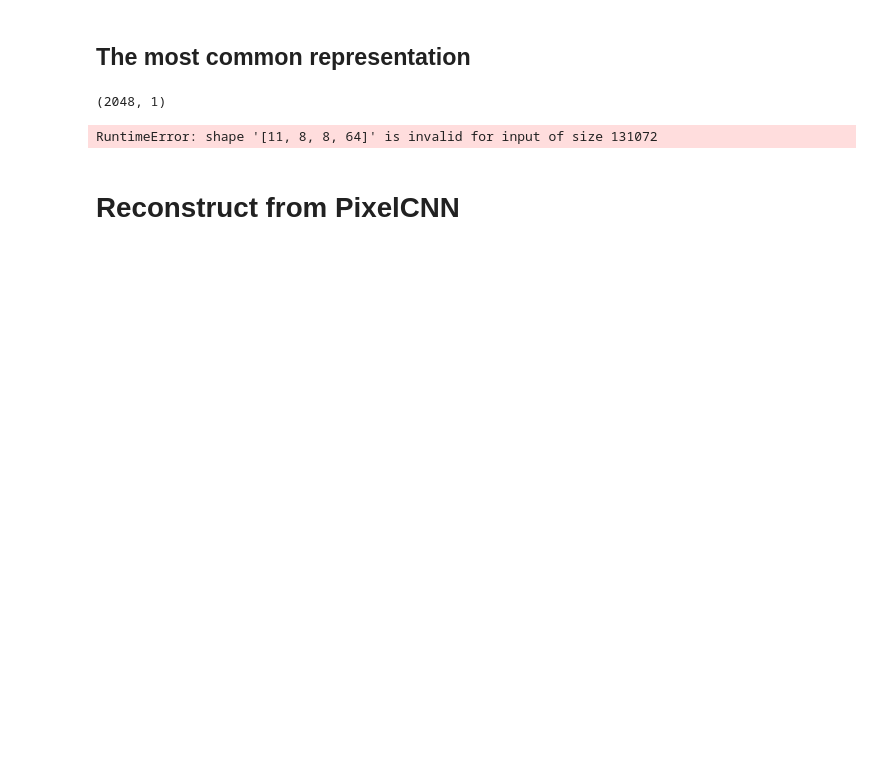
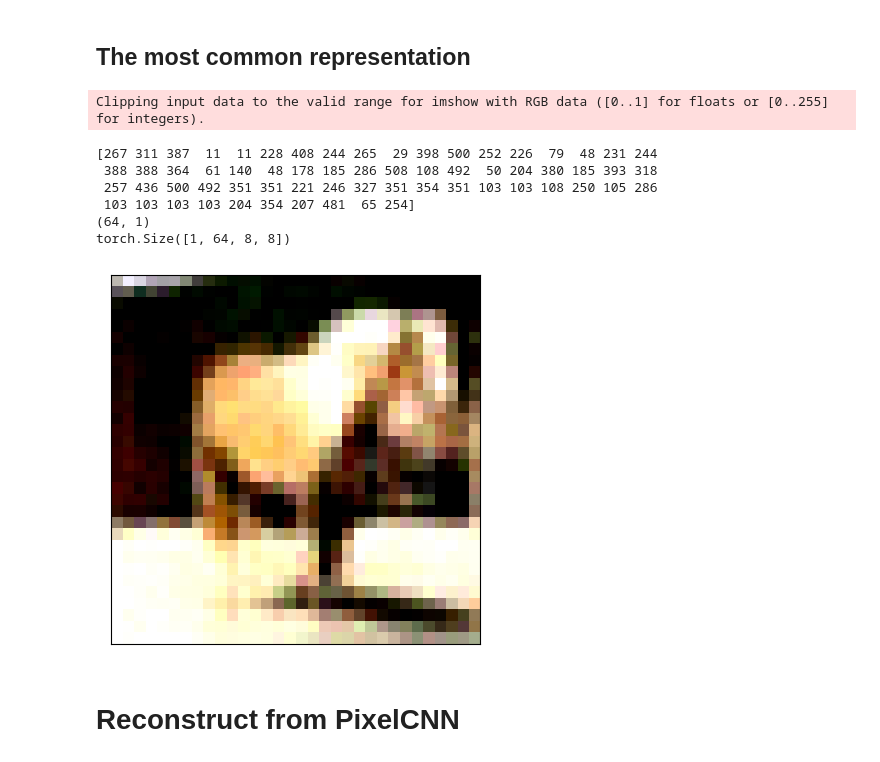
Before and after one commit to xhzgenius/VQ-VAE, a Jupyter notebook: visualization.ipynb, the cells around one changed output. Cells and saved outputs as stored; diff of their text form; code cells hidden in the pictures; blank space fills up the shorter version.

```diff
--- a/visualization.ipynb
+++ b/visualization.ipynb
@@ -243,24 +249,29 @@ RuntimeError: shape '[11, 8, 8, 64]' is invalid for input of size 4194304
 # %%
 most_common_sample_index = np.argmax(list(hist.values()))
 most_common_z = np.array([int(y) for y in list(hist.keys())[most_common_sample_index].split('-')[:-1]])
+print(most_common_z)
 
 
-def most_common_samples(model):
-
-    samples = np.array(list(most_common_z)*32).reshape(-1,1)
+def reconstruct_from_most_common_samples(model):
+    samples = np.array(list(most_common_z)).reshape(-1,1)
     print(samples.shape)
     min_encoding_indices = torch.tensor(samples).reshape(-1,1).long().to(device)
-    x_recon, z_q,e_indices = generate_samples(min_encoding_indices)
-
+    x_recon, z_q, e_indices = reconstruct_from_e_indices(min_encoding_indices, num_samples=len(most_common_z)//64)
     return x_recon, z_q,e_indices
 
 
-x_val_recon,z_q,e_indices = most_common_samples(model)
+x_val_recon,z_q,e_indices = reconstruct_from_most_common_samples(model)
 
 display_image_grid(x_val_recon)
 # %% [output]
-(2048, 1)
+Clipping input data to the valid range for imshow with RGB data ([0..1] for floats or [0..255] for integers).
-RuntimeError: shape '[11, 8, 8, 64]' is invalid for input of size 131072
+[267 311 387  11  11 228 408 244 265  29 398 500 252 226  79  48 231 244
+ 388 388 364  61 140  48 178 185 286 508 108 492  50 204 380 185 393 318
+ 257 436 500 492 351 351 221 246 327 351 354 351 103 103 108 250 105 286
+ 103 103 103 103 204 354 207 481  65 254]
+(64, 1)
+torch.Size([1, 64, 8, 8])
+[figure, added]
 # %% [markdown]
 # Reconstruct from PixelCNN
 # %%
```
Also changed, not shown: parts of 9 cells of this notebook, 4 other files.
